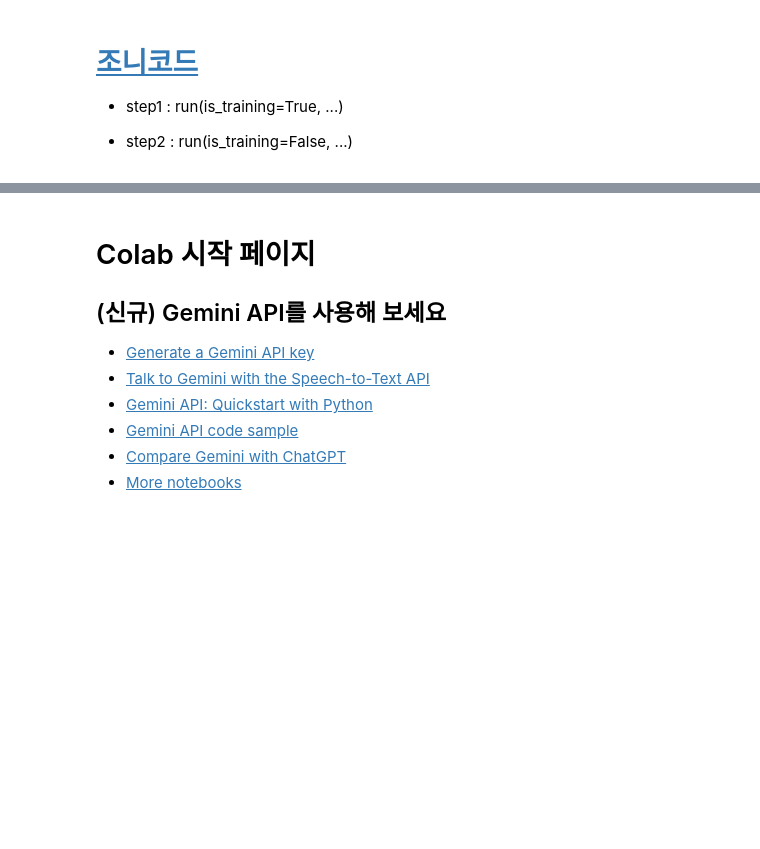
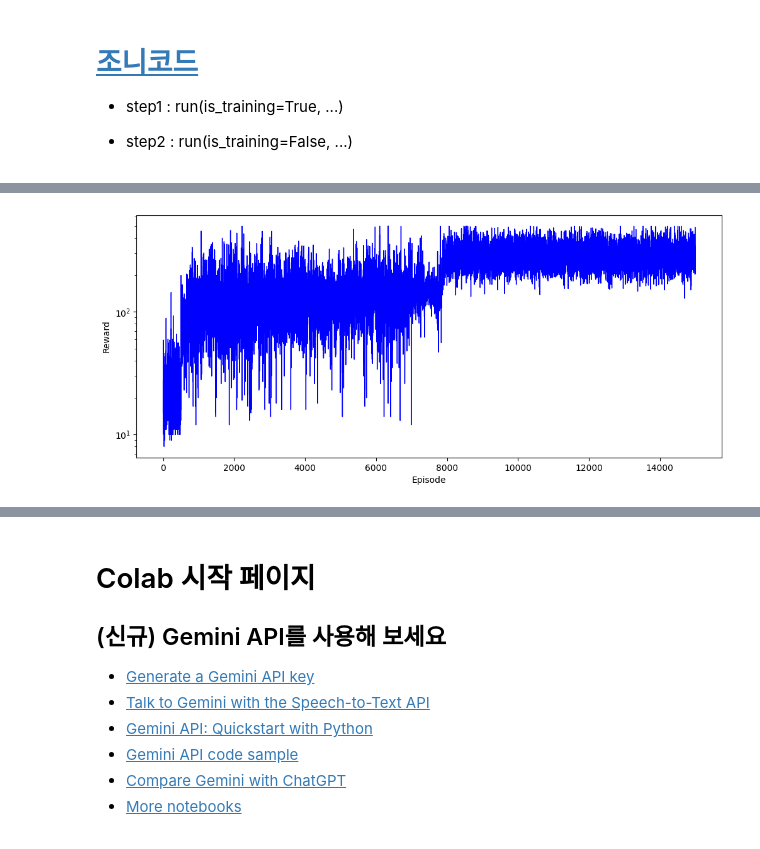
Before and after one commit to sangche/mlclass, a Jupyter notebook: dqn/cartpole.ipynb, the cells around one changed output, grey strips where cells are left out. Drawn from its saved outputs; the diff is of its cells as text; code cells hidden in the pictures; blank space fills up the shorter version.

```diff
--- a/dqn/cartpole.ipynb
+++ b/dqn/cartpole.ipynb
@@ -135,0 +153,13 @@ Episode: 0  Rewards: 3600.0
+# %%
+class DQN(tf.keras.Model):
+    def __init__(self, action_size):
+        super(DQN, self).__init__()
+        self.fc1 = Dense(24, activation='relu')
+        self.fc2 = Dense(24, activation='relu')
+        self.fc_out = Dense(action_size, kernel_initializer=RandomUniform(-1e-3, 1e-3))
+
+    def call(self, x):
+        x = self.fc1(x)
+        x = self.fc2(x)
+        q = self.fc_out(x)
+        return q
@@ -135,0 +737,75 @@ Episode: 0  Rewards: 3600.0
+# %%
+# classical gym
+import gym
+# instead of gym, import gymnasium
+# import gymnasium as gym
+import numpy as np
+import time
+import matplotlib.pyplot as plt
+
+# import the class that implements the Q-Learning algorithm
+# from functions import Q_Learning
+
+#env=gym.make('CartPole-v1',render_mode='human')
+env=gym.make('CartPole-v1')
+state=env.reset()
+#env.render()
+#env.close()
+
+# here define the parameters for state discretization
+upperBounds=env.observation_space.high
+lowerBounds=env.observation_space.low
+cartVelocityMin=-3
+cartVelocityMax=3
+poleAngleVelocityMin=-10
+poleAngleVelocityMax=10
+upperBounds[1]=cartVelocityMax
+upperBounds[3]=poleAngleVelocityMax
+lowerBounds[1]=cartVelocityMin
+lowerBounds[3]=poleAngleVelocityMin
+
+numberOfBinsPosition=30
+numberOfBinsVelocity=30
+numberOfBinsAngle=30
+numberOfBinsAngleVelocity=30
+numberOfBins=[numberOfBinsPosition,numberOfBinsVelocity,numberOfBinsAngle,numberOfBinsAngleVelocity]
+
+# define the parameters
+alpha=0.1
+gamma=1
+epsilon=0.2
+numberEpisodes=15000
+
+# create an object
+Q1=Q_Learning(env,alpha,gamma,epsilon,numberEpisodes,numberOfBins,lowerBounds,upperBounds)
+# run the Q-Learning algorithm
+Q1.simulateEpisodes()
+# simulate the learned strategy
+(obtainedRewardsOptimal,env1)=Q1.simulateLearnedStrategy()
+
+plt.figure(figsize=(12, 5))
+# plot the figure and adjust the plot parameters
+plt.plot(Q1.sumRewardsEpisode,color='blue',linewidth=1)
+plt.xlabel('Episode')
+plt.ylabel('Reward')
+plt.yscale('log')
+plt.show()
+plt.savefig('convergence.png')
+
+
+# close the environment
+env1.close()
+# get the sum of rewards
+np.sum(obtainedRewardsOptimal)
+
+# now simulate a random strategy
+(obtainedRewardsRandom,env2)=Q1.simulateRandomStrategy()
+plt.hist(obtainedRewardsRandom)
+plt.xlabel('Sum of rewards')
+plt.ylabel('Percentage')
+plt.savefig('histogram.png')
+plt.show()
+
+# run this several times and compare with a random learning strategy
+(obtainedRewardsOptimal,env1)=Q1.simulateLearnedStrategy()
+# %% [output]
@@ -135,0 +829 @@ Episode: 0  Rewards: 3600.0
+[figure, added]
```
Also changed, not shown: parts of 12 cells of this notebook.
